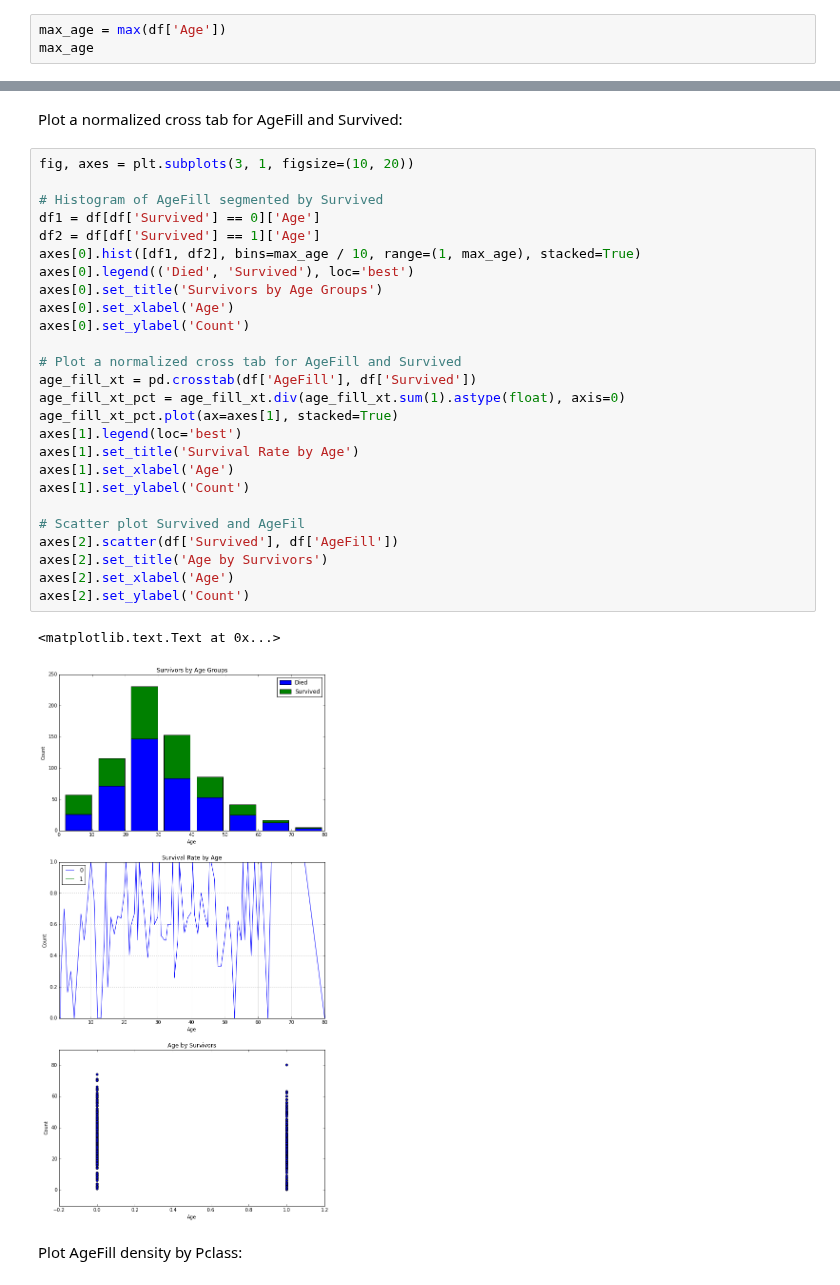
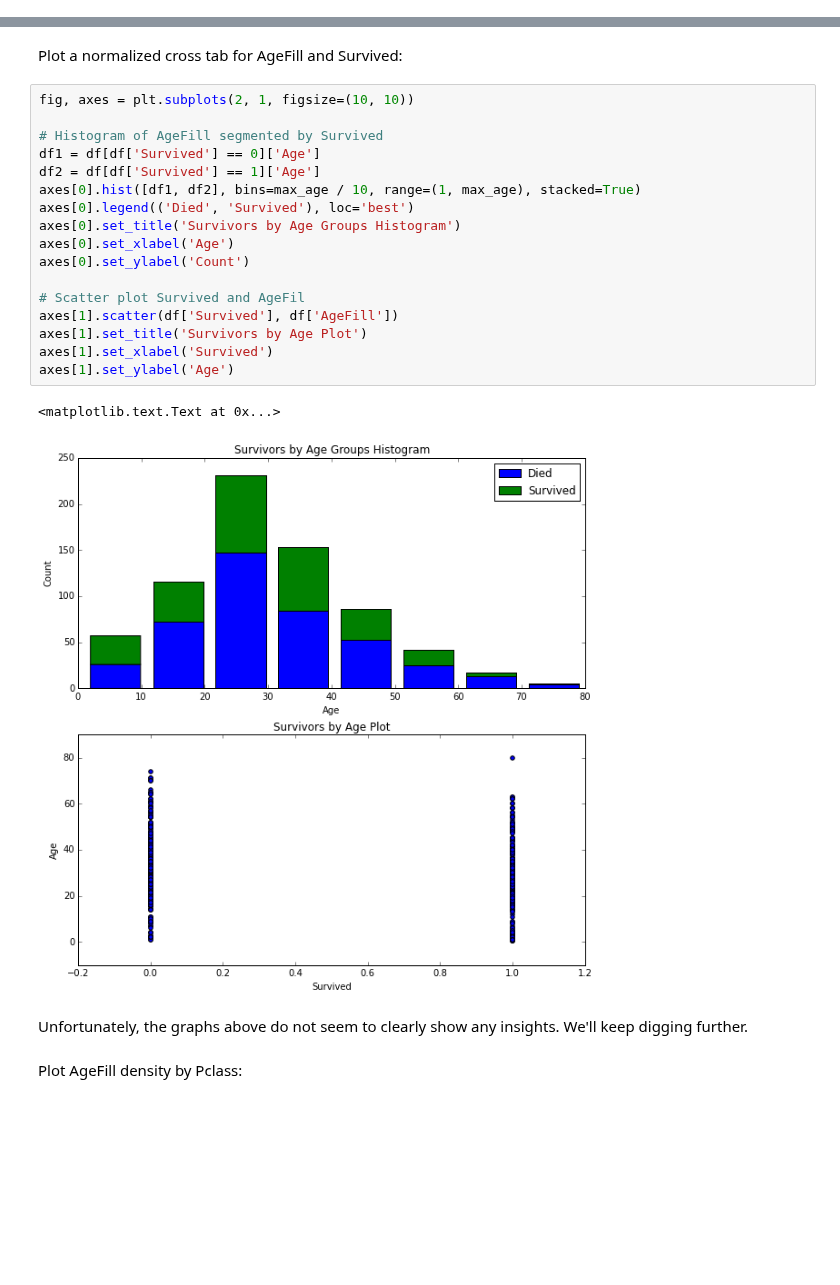
Before and after one commit to donnemartin/data-science-ipython-notebooks, a Jupyter notebook: kaggle/titanic.ipynb, the cells around one changed output, grey strips where cells are left out. Saved outputs shown, nothing was run; the diff lists cells and outputs as text; blank space fills up the shorter version.

Commit message:
Rework the age analysis, adding more details and graphs.

```diff
--- a/kaggle/titanic.ipynb
+++ b/kaggle/titanic.ipynb
@@ -452,3 +414,0 @@ Determine the max age:
-# %%
-max_age = max(df['Age'])
-max_age
@@ -562,34 +496,27 @@ df.head(3)
 # %% [markdown]
 Plot a normalized cross tab for AgeFill and Survived:
 # %%
-fig, axes = plt.subplots(3, 1, figsize=(10, 20))
+fig, axes = plt.subplots(2, 1, figsize=(10, 10))
 
 # Histogram of AgeFill segmented by Survived
 df1 = df[df['Survived'] == 0]['Age']
 df2 = df[df['Survived'] == 1]['Age']
 axes[0].hist([df1, df2], bins=max_age / 10, range=(1, max_age), stacked=True)
 axes[0].legend(('Died', 'Survived'), loc='best')
-axes[0].set_title('Survivors by Age Groups')
+axes[0].set_title('Survivors by Age Groups Histogram')
 axes[0].set_xlabel('Age')
 axes[0].set_ylabel('Count')
 
-# Plot a normalized cross tab for AgeFill and Survived
-age_fill_xt = pd.crosstab(df['AgeFill'], df['Survived'])
-age_fill_xt_pct = age_fill_xt.div(age_fill_xt.sum(1).astype(float), axis=0)
-age_fill_xt_pct.plot(ax=axes[1], stacked=True)
-axes[1].legend(loc='best')
-axes[1].set_title('Survival Rate by Age')
-axes[1].set_xlabel('Age')
-axes[1].set_ylabel('Count')
-
 # Scatter plot Survived and AgeFil
-axes[2].scatter(df['Survived'], df['AgeFill'])
-axes[2].set_title('Age by Survivors')
-axes[2].set_xlabel('Age')
-axes[2].set_ylabel('Count')
+axes[1].scatter(df['Survived'], df['AgeFill'])
+axes[1].set_title('Survivors by Age Plot')
+axes[1].set_xlabel('Survived')
+axes[1].set_ylabel('Age')
 # %% [output]
 <matplotlib.text.Text at 0x...>
-[figure, old version]
+[figure, new version]
+# %% [markdown]
+Unfortunately, the graphs above do not seem to clearly show any insights.  We'll keep digging further.
 # %% [markdown]
 Plot AgeFill density by Pclass:
 # %%
```
Also changed, not shown: parts of 17 cells of this notebook.
